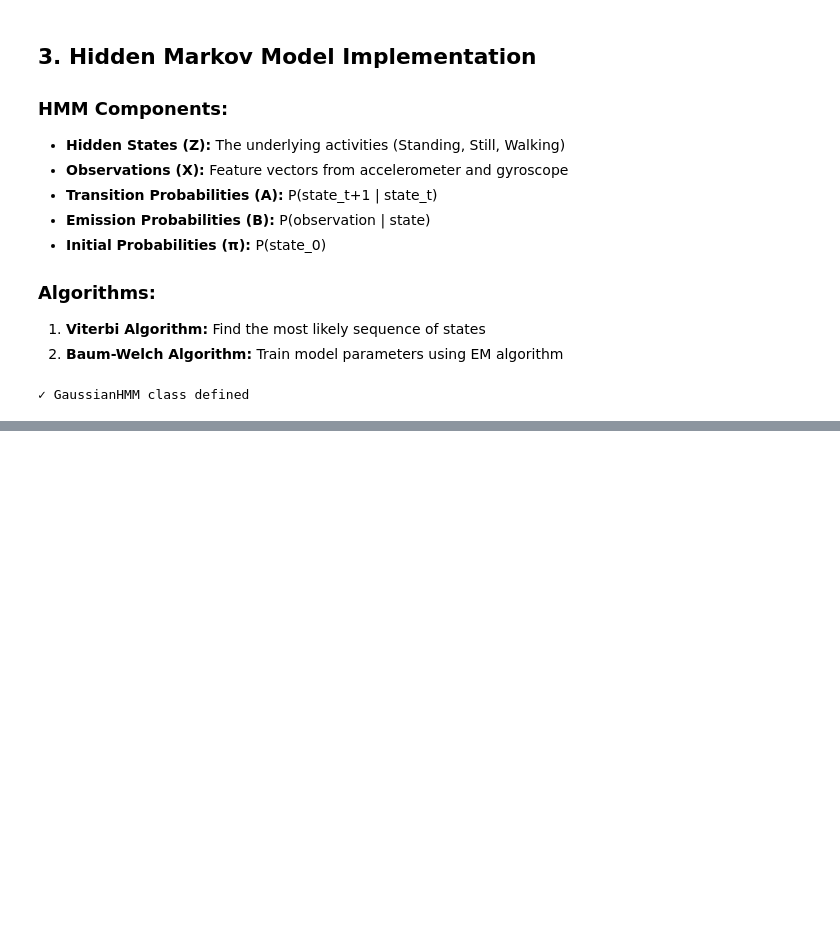
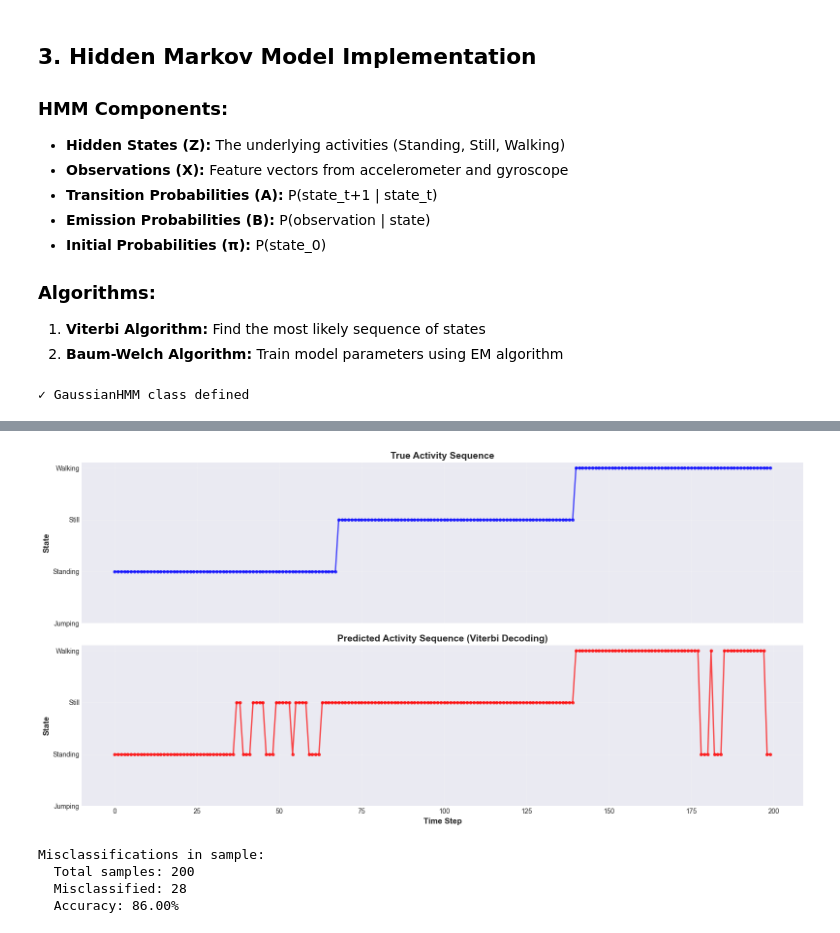
Before and after one commit to amuhirwa/HMM, a Jupyter notebook: notebook.ipynb, the cells around one changed output, grey strips where cells are left out. Saved outputs shown, nothing was run; the diff lists cells and outputs as text; code cells hidden in the pictures; blank space fills up the shorter version.

```diff
--- a/notebook.ipynb
+++ b/notebook.ipynb
@@ -970,0 +1681,50 @@ class GaussianHMM:
+# %%
+# Visualize Predicted State Sequences
+
+# Take a sample sequence for visualization
+sample_size = min(200, len(y_test))
+y_test_sample = y_test[:sample_size]
+y_pred_sample = y_pred[:sample_size]
+
+# Create numerical encoding for plotting
+state_to_num = {state: idx for idx, state in enumerate(hmm.state_names)}
+y_test_num = np.array([state_to_num[state] for state in y_test_sample])
+y_pred_num = np.array([state_to_num[state] for state in y_pred_sample])
+
+# Plot
+fig, axes = plt.subplots(2, 1, figsize=(16, 8), sharex=True)
+
+# True sequence
+axes[0].plot(y_test_num, 'o-', color='blue', alpha=0.7, linewidth=2, markersize=4)
+axes[0].set_ylabel('State', fontweight='bold', fontsize=12)
+axes[0].set_title('True Activity Sequence', fontweight='bold', fontsize=14)
+axes[0].set_yticks(range(len(hmm.state_names)))
+axes[0].set_yticklabels(hmm.state_names)
+axes[0].grid(True, alpha=0.3)
+
+# Predicted sequence
+axes[1].plot(y_pred_num, 'o-', color='red', alpha=0.7, linewidth=2, markersize=4)
+axes[1].set_xlabel('Time Step', fontweight='bold', fontsize=12)
+axes[1].set_ylabel('State', fontweight='bold', fontsize=12)
+axes[1].set_title('Predicted Activity Sequence (Viterbi Decoding)', fontweight='bold', fontsize=14)
+axes[1].set_yticks(range(len(hmm.state_names)))
+axes[1].set_yticklabels(hmm.state_names)
+axes[1].grid(True, alpha=0.3)
+
+plt.tight_layout()
+plt.show()
+
+# Highlight misclassifications
+misclassified = y_test_sample != y_pred_sample
+n_misclassified = np.sum(misclassified)
+
+print(f"\nMisclassifications in sample:")
+print(f"  Total samples: {sample_size}")
+print(f"  Misclassified: {n_misclassified}")
+print(f"  Accuracy: {(1 - n_misclassified/sample_size)*100:.2f}%")
+# %% [output]
+[figure, added]
+Misclassifications in sample:
+  Total samples: 200
+  Misclassified: 28
+  Accuracy: 86.00%
```
Also changed, not shown: parts of 19 cells of this notebook.
